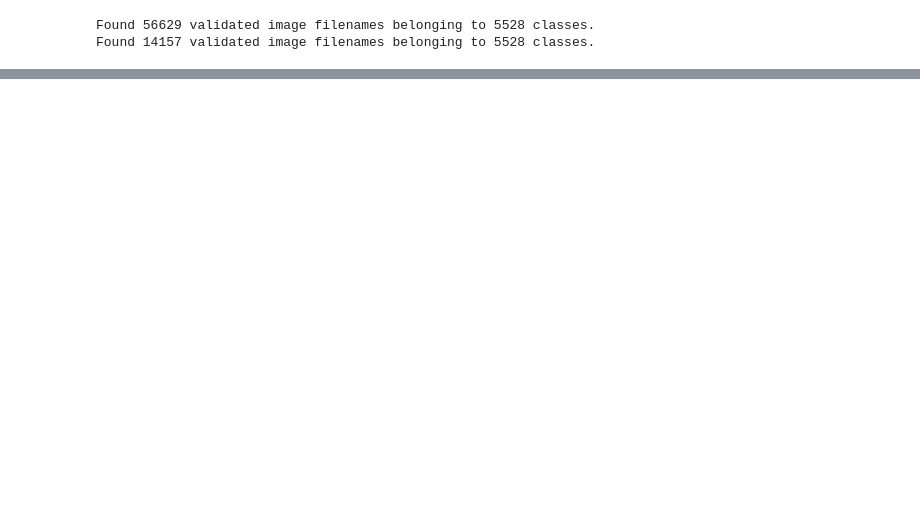
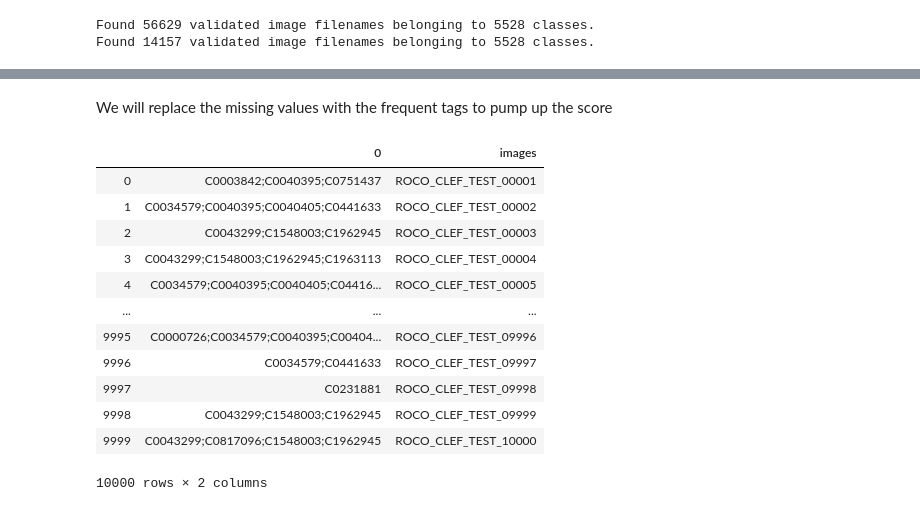
Before and after one commit to ionpetro/ImageCLEF-Medical-Caption-Task-2019, a Jupyter notebook: Documentation_Image_Classifier.ipynb, the cells around one changed output, grey strips where cells are left out. Drawn from its saved outputs; the diff is of its cells as text; code cells hidden in the pictures; blank space fills up the shorter version.

```diff
--- a/Documentation_Image_Classifier.ipynb
+++ b/Documentation_Image_Classifier.ipynb
@@ -1049,0 +1179,27 @@ prediction array shape:  (14157, 5528)
+# %%
+df_test_results = pd.DataFrame.from_dict(save_results, orient='index')
+# %% [markdown]
+We will replace the missing values with the frequent tags to pump up the score
+# %%
+frequent_concepts = 'C0034579;C0040395;C1962945;C0043299;C0441633'
+df_test_results.replace("", frequent_concepts, inplace=True)
+# %%
+df_test_results['images'] = onlyfiles
+# %%
+df_test_results['images'] = df_test_results['images'].apply(lambda x : x[:-4])
+# %%
+df_test_results
+# %% [output]
+|  | 0 | images |
+| 0 | C0003842;C0040395;C0751437 | ROCO_CLEF_TEST_00001 |
+| 1 | C0034579;C0040395;C0040405;C0441633 | ROCO_CLEF_TEST_00002 |
+| 2 | C0043299;C1548003;C1962945 | ROCO_CLEF_TEST_00003 |
+| 3 | C0043299;C1548003;C1962945;C1963113 | ROCO_CLEF_TEST_00004 |
+| 4 | C0034579;C0040395;C0040405;C04416... | ROCO_CLEF_TEST_00005 |
+| ... | ... | ... |
+| 9995 | C0000726;C0034579;C0040395;C00404... | ROCO_CLEF_TEST_09996 |
+| 9996 | C0034579;C0441633 | ROCO_CLEF_TEST_09997 |
+| 9997 | C0231881 | ROCO_CLEF_TEST_09998 |
+| 9998 | C0043299;C1548003;C1962945 | ROCO_CLEF_TEST_09999 |
+| 9999 | C0043299;C0817096;C1548003;C1962945 | ROCO_CLEF_TEST_10000 |
+10000 rows × 2 columns
```
Also changed, not shown: parts of 77 cells of this notebook.
